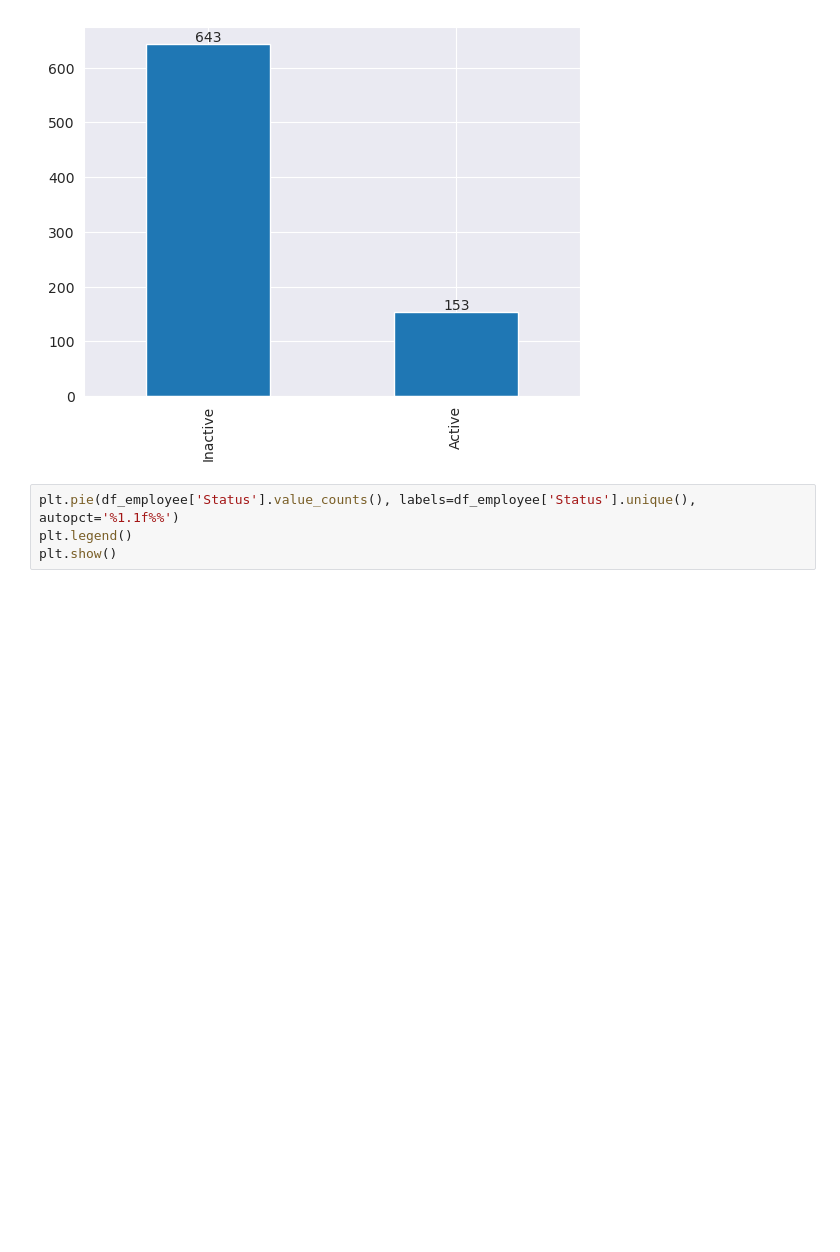
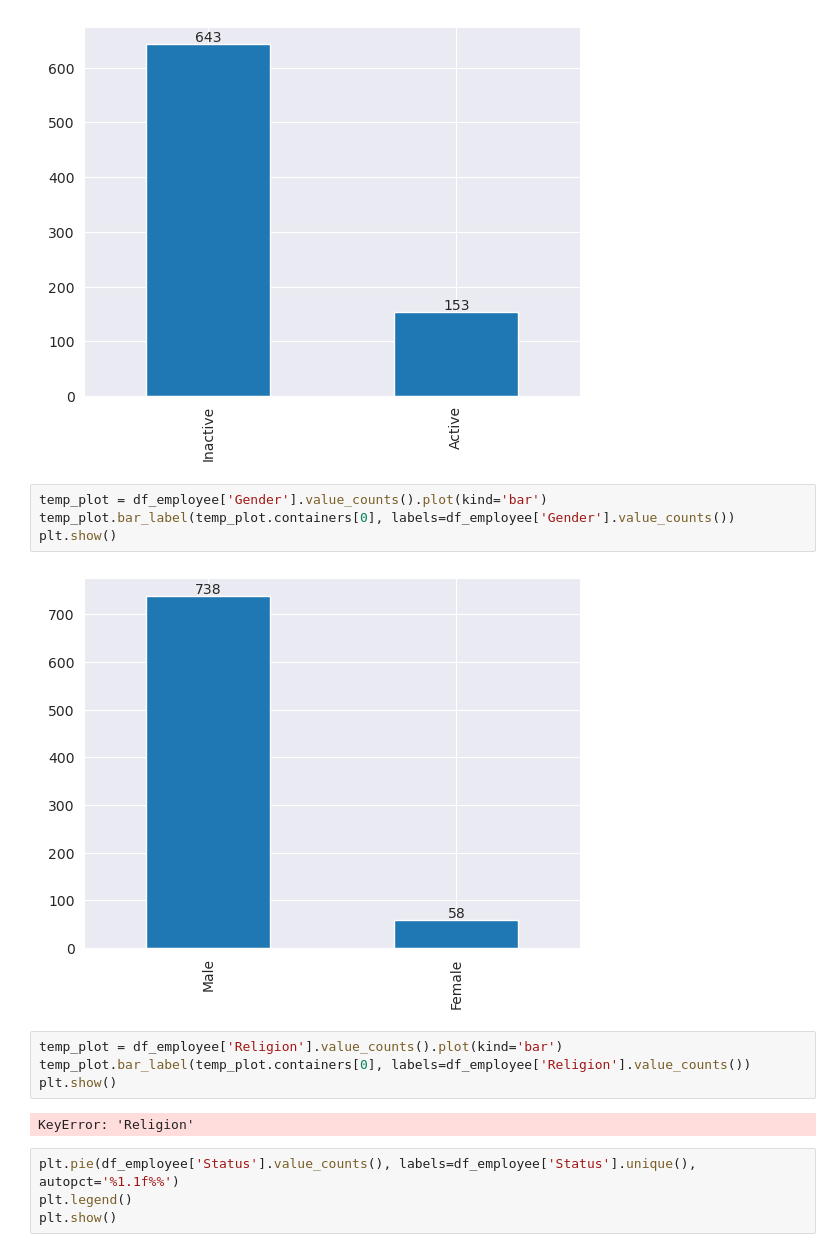
Before and after one commit to pcperera/attrition, a Jupyter notebook: descriptive-feature-engineering-combined.ipynb, the cells around one changed output. Drawn from its saved outputs; the diff is of its cells as text; blank space fills up the shorter version.

```diff
--- a/descriptive-feature-engineering-combined.ipynb
+++ b/descriptive-feature-engineering-combined.ipynb
@@ -125,6 +126,18 @@ temp_plot.bar_label(temp_plot.containers[0], labels=df_employee['Status'].value_
 plt.show()
 # %% [output]
 [figure]
+# %%
+temp_plot = df_employee['Gender'].value_counts().plot(kind='bar')
+temp_plot.bar_label(temp_plot.containers[0], labels=df_employee['Gender'].value_counts())
+plt.show()
+# %% [output]
+[figure, added]
+# %%
+temp_plot = df_employee['Religion'].value_counts().plot(kind='bar')
+temp_plot.bar_label(temp_plot.containers[0], labels=df_employee['Religion'].value_counts())
+plt.show()
+# %% [output]
+KeyError: 'Religion'
 # %%
 plt.pie(df_employee['Status'].value_counts(), labels=df_employee['Status'].unique(), autopct='%1.1f%%')
 plt.legend()
```
Also changed, not shown: parts of 8 cells of this notebook.
